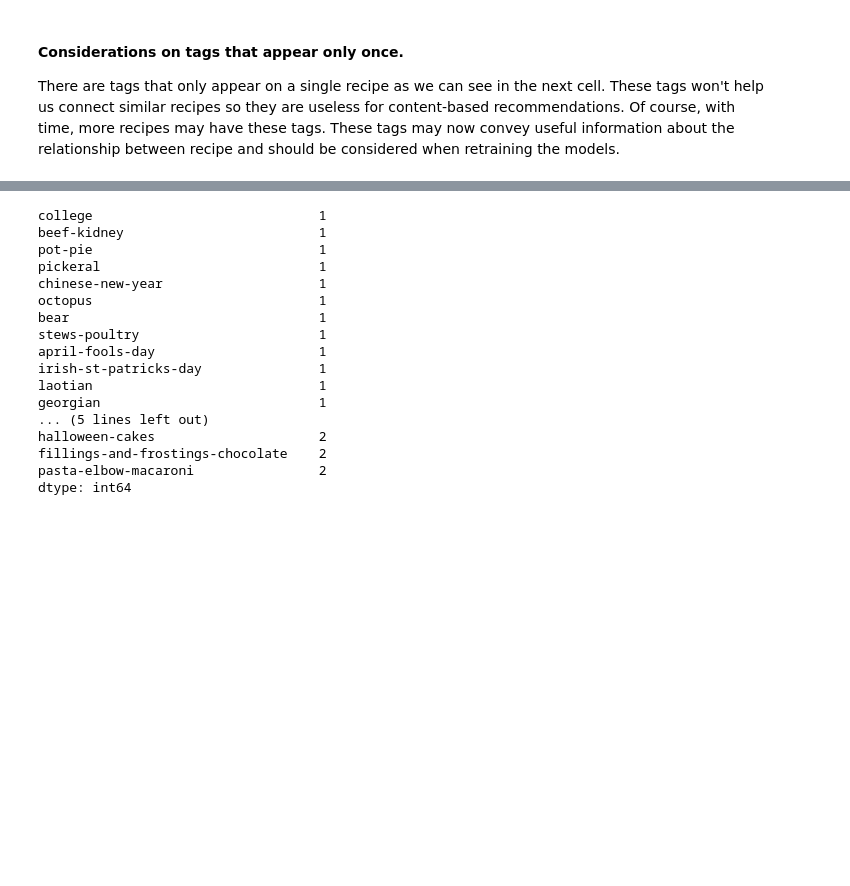
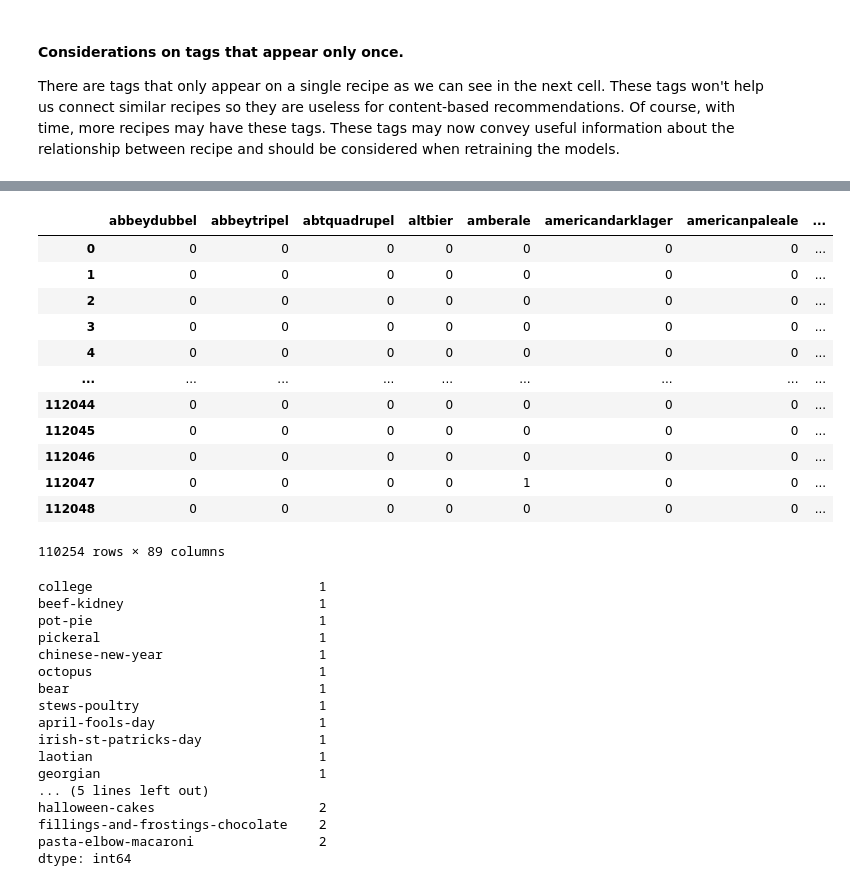
Before and after one commit to martafilipa/HCKT05_team5, a Jupyter notebook: workflow.ipynb, the cells around one changed output, grey strips where cells are left out. Saved outputs shown, nothing was run; the diff lists cells and outputs as text; code cells hidden in the pictures; blank space fills up the shorter version.

```diff
--- a/workflow.ipynb
+++ b/workflow.ipynb
@@ -767,0 +867,16 @@ There are tags that only appear on a single recipe as we can see in the next cel
+# %%
+pd.get_dummies(beer_data['beer_style'])
+# %% [output]
+|  | abbeydubbel | abbeytripel | abtquadrupel | altbier | amberale | americandarklager | americanpaleale | ... |
+| 0 | 0 | 0 | 0 | 0 | 0 | 0 | 0 | ... |
+| 1 | 0 | 0 | 0 | 0 | 0 | 0 | 0 | ... |
+| 2 | 0 | 0 | 0 | 0 | 0 | 0 | 0 | ... |
+| 3 | 0 | 0 | 0 | 0 | 0 | 0 | 0 | ... |
+| 4 | 0 | 0 | 0 | 0 | 0 | 0 | 0 | ... |
+| ... | ... | ... | ... | ... | ... | ... | ... | ... |
+| 112044 | 0 | 0 | 0 | 0 | 0 | 0 | 0 | ... |
+| 112045 | 0 | 0 | 0 | 0 | 0 | 0 | 0 | ... |
+| 112046 | 0 | 0 | 0 | 0 | 0 | 0 | 0 | ... |
+| 112047 | 0 | 0 | 0 | 0 | 1 | 0 | 0 | ... |
+| 112048 | 0 | 0 | 0 | 0 | 0 | 0 | 0 | ... |
+110254 rows × 89 columns
```
Also changed, not shown: parts of 32 cells of this notebook.
